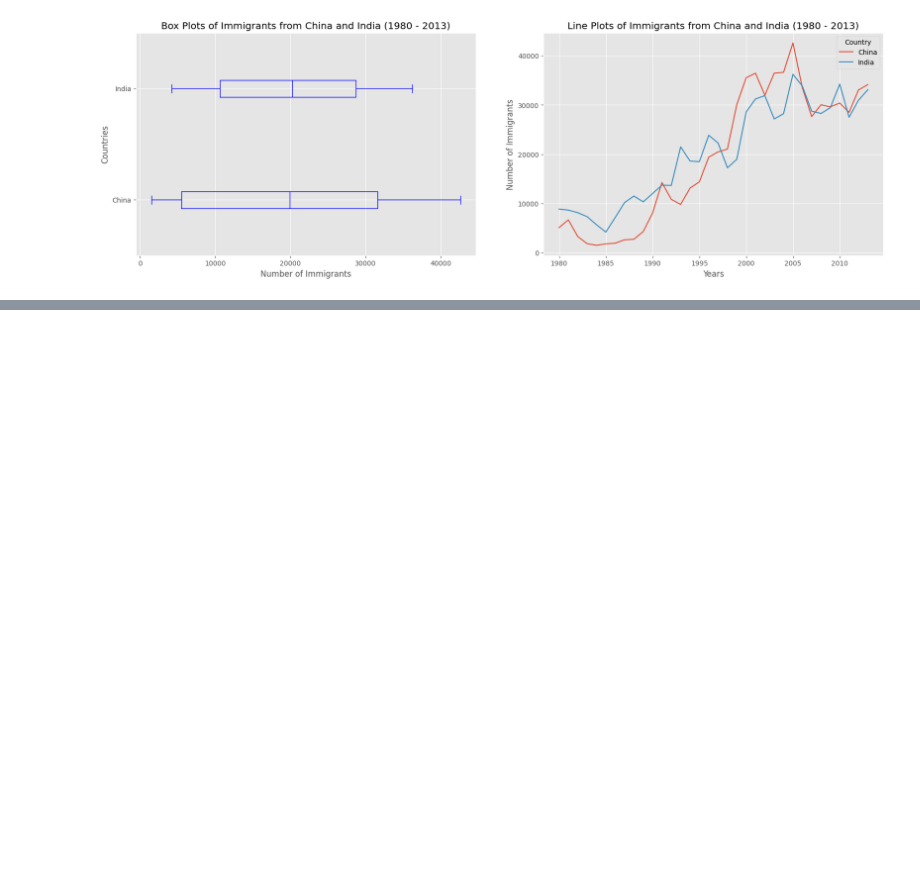
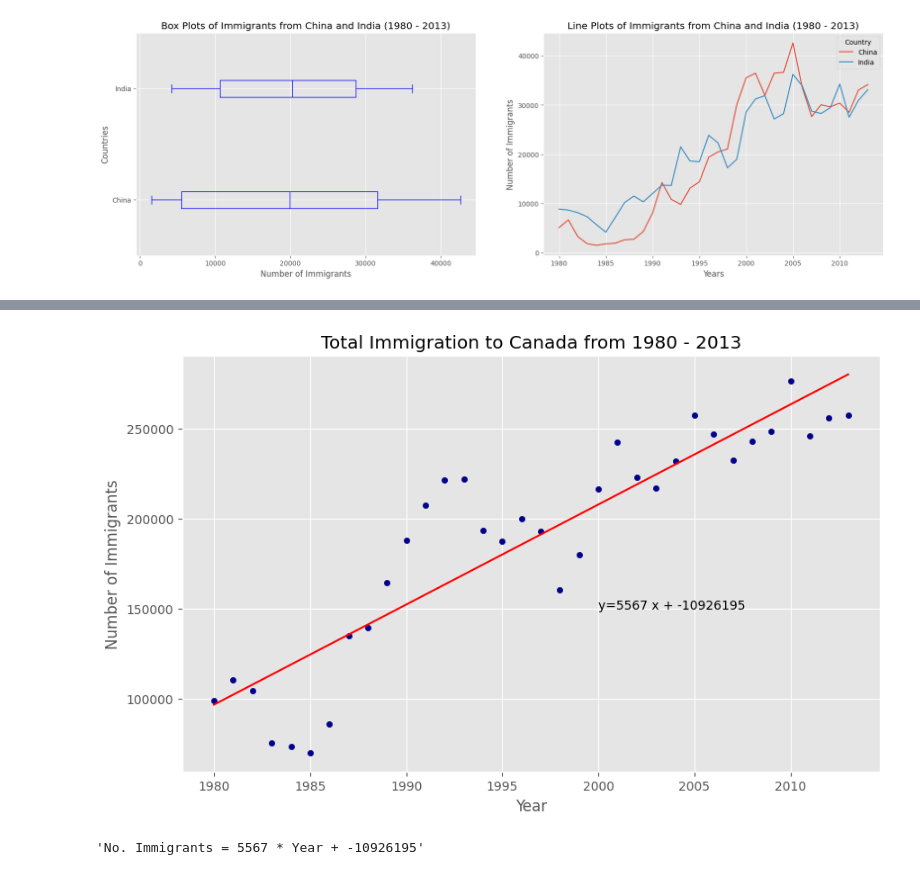
Before and after one commit to Rohit-03-19/DATA-SCIENCE, a Jupyter notebook: Learnings/Data Visualization/Pie Charts, Box Plots, Scatter Plots, and Bubble Plots.ipynb, the cells around one changed output, grey strips where cells are left out. Saved outputs shown, nothing was run; the diff lists cells and outputs as text; code cells hidden in the pictures; blank space fills up the shorter version.

```diff
--- a/Learnings/Data Visualization/Pie Charts, Box Plots, Scatter Plots, and Bubble Plots.ipynb
+++ b/Learnings/Data Visualization/Pie Charts, Box Plots, Scatter Plots, and Bubble Plots.ipynb
@@ -206,0 +320,18 @@ plt.show()
+# %%
+df_tot.plot(kind='scatter', x='year', y='total', figsize=(10, 6), color='darkblue')
+
+plt.title('Total Immigration to Canada from 1980 - 2013')
+plt.xlabel('Year')
+plt.ylabel('Number of Immigrants')
+
+# plot line of best fit
+plt.plot(x, fit[0] * x + fit[1], color='red') # recall that x is the Years
+plt.annotate('y={0:.0f} x + {1:.0f}'.format(fit[0], fit[1]), xy=(2000, 150000))
+
+plt.show()
+
+# print out the line of best fit
+'No. Immigrants = {0:.0f} * Year + {1:.0f}'.format(fit[0], fit[1])
+# %% [output]
+[figure, added]
+'No. Immigrants = 5567 * Year + -10926195'
```
Also changed, not shown: parts of 17 cells of this notebook, 1 other file.
